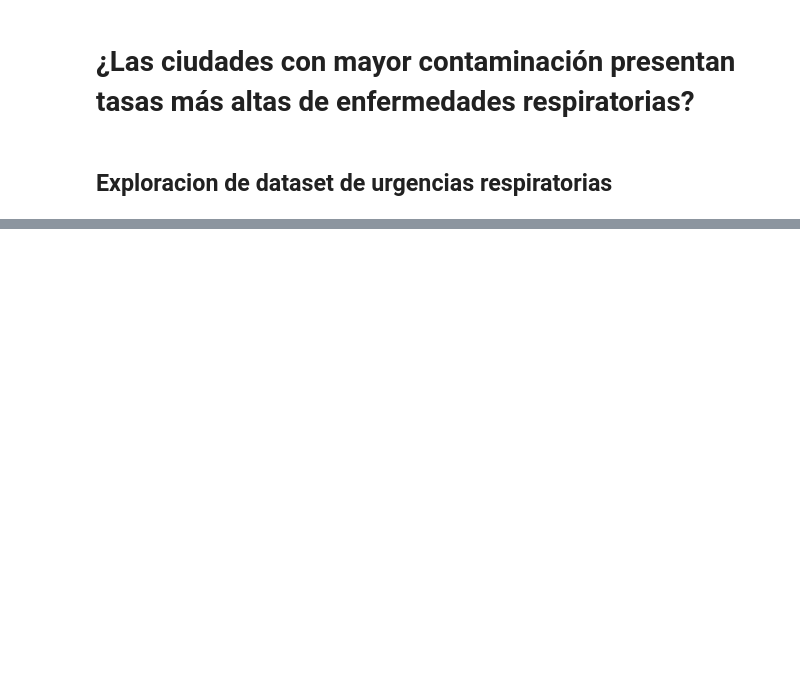
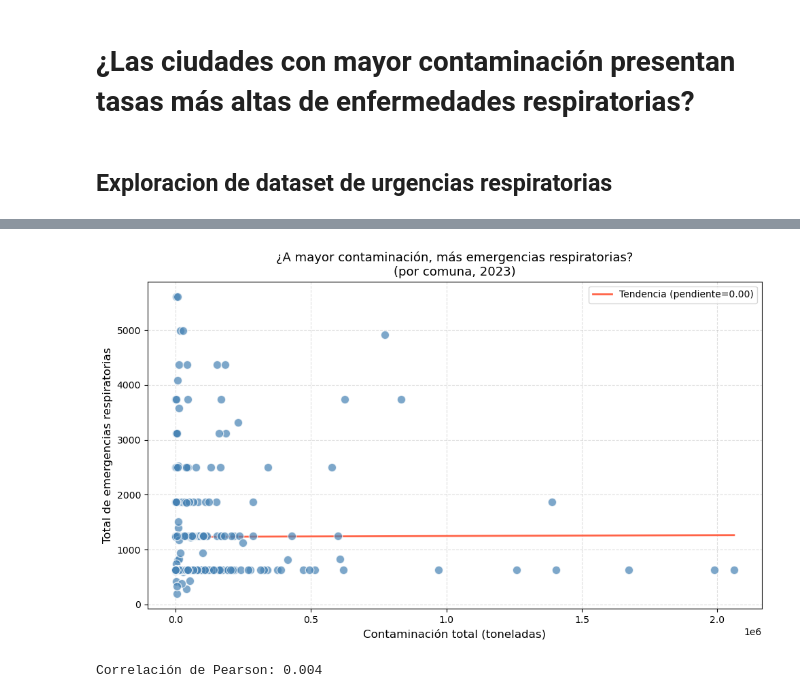
Before and after one commit to Foumluis/ProyectoSemestralInfe, a Jupyter notebook: bases de datos/pregunta 1/pregunta1.ipynb, the cells around one changed output, grey strips where cells are left out. Saved outputs shown, nothing was run; the diff lists cells and outputs as text; code cells hidden in the pictures; blank space fills up the shorter version.

```diff
--- a/bases de datos/pregunta 1/pregunta1.ipynb
+++ b/bases de datos/pregunta 1/pregunta1.ipynb
@@ -109,0 +136,3 @@ df
+# %%
+contaminacion = df.groupby('comuna')['cantidad_toneladas'].sum().to_frame('cantidad_total_toneladas')
+contaminacion
@@ -109,0 +154,3 @@ df
+# %%
+union =pd.merge(contaminacion, urgencias, left_on='comuna', right_on='comuna', how='inner')
+union
@@ -109,0 +172,35 @@ df
+# %%
+import numpy as np
+
+# Eliminar el punto más alejado (mayor contaminación)
+outlier = union['cantidad_total_toneladas'].idxmax()
+union_plot = union.drop(index=outlier)
+
+fig, ax = plt.subplots(figsize=(10, 6))
+
+ax.scatter(
+    union_plot['cantidad_total_toneladas'],
+    union_plot['total_emergencias'],
+    color='steelblue', alpha=0.7, edgecolors='white', s=80, zorder=3
+)
+
+# Línea de tendencia
+m, b = np.polyfit(union_plot['cantidad_total_toneladas'], union_plot['total_emergencias'], 1)
+x_line = np.linspace(union_plot['cantidad_total_toneladas'].min(), union_plot['cantidad_total_toneladas'].max(), 200)
+ax.plot(x_line, m * x_line + b, color='tomato', linewidth=2, label=f'Tendencia (pendiente={m:.2f})')
+
+
+
+ax.set_xlabel('Contaminación total (toneladas)', fontsize=12)
+ax.set_ylabel('Total de emergencias respiratorias', fontsize=12)
+ax.set_title('¿A mayor contaminación, más emergencias respiratorias?\n(por comuna, 2023)', fontsize=13)
+ax.legend()
+ax.grid(True, linestyle='--', alpha=0.4)
+plt.tight_layout()
+plt.show()
+
+corr = union_plot['cantidad_total_toneladas'].corr(union_plot['total_emergencias'])
+print(f"Correlación de Pearson: {corr:.3f}")
+# %% [output]
+[figure, added]
+Correlación de Pearson: 0.004
```
Also changed, not shown: parts of 14 cells of this notebook, 9 other files.
